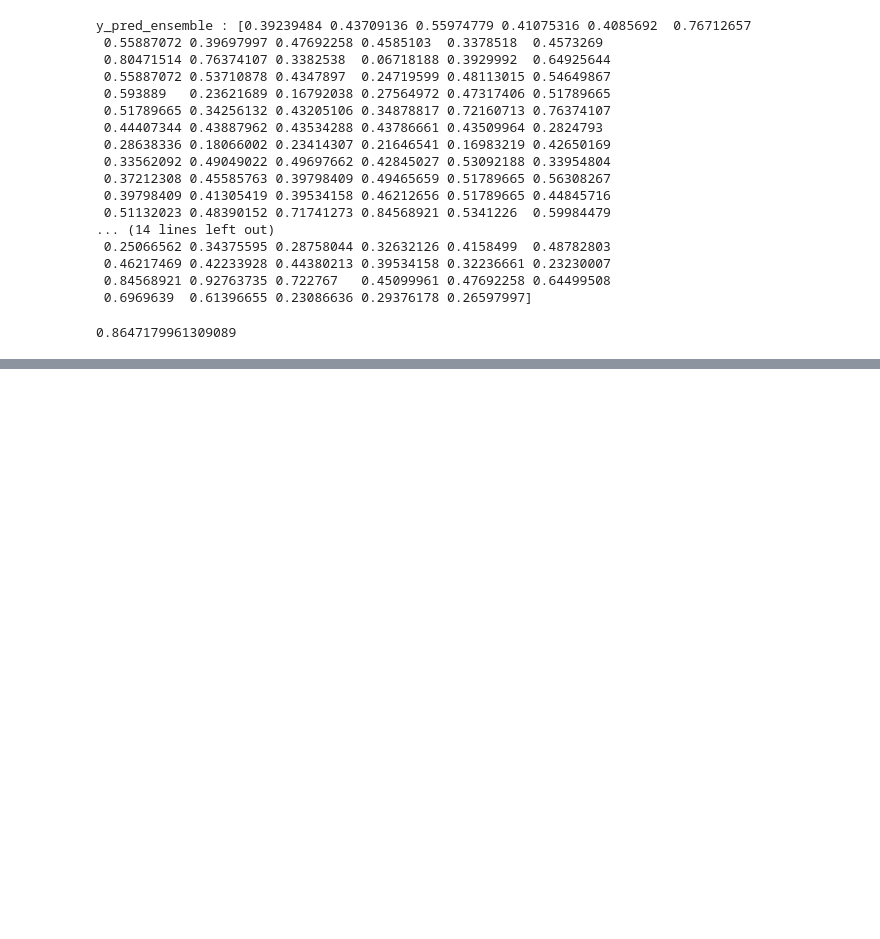
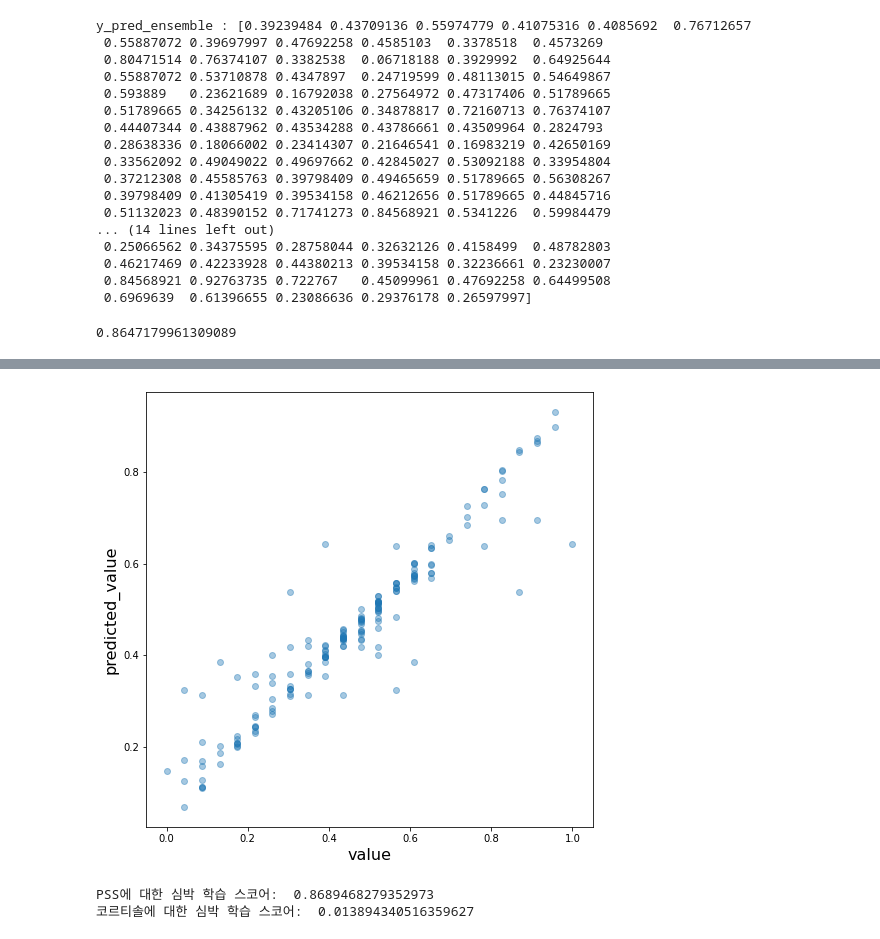
Before and after one commit to hanbuck30/Regression-about-neural-Data, a Jupyter notebook: Data_Regression.ipynb, the cells around one changed output, grey strips where cells are left out. Drawn from its saved outputs; the diff is of its cells as text; code cells hidden in the pictures; blank space fills up the shorter version.

```diff
--- a/Data_Regression.ipynb
+++ b/Data_Regression.ipynb
@@ -430,0 +501,3 @@ plot_predictions([gbrt_2],x_train_2,y,label='ensemble prediction')
+# %%
+y_pred_ex = gbrt_ex_y.predict(x_ex)
+z_pred_ex = gbrt_ex_z.predict(x_ex)
@@ -430,0 +536,15 @@ plot_predictions([gbrt_2],x_train_2,y,label='ensemble prediction')
+# %%
+fig = plt.figure()
+fig.set_size_inches(8,8)
+plt.scatter(y,y_pred_ex,alpha=0.4)
+plt.xlabel("value",fontsize = 16)
+plt.ylabel("predicted_value",fontsize = 16)
+plt.show()
+# %% [output]
+[figure, added]
+# %%
+print("PSS에 대한 심박 학습 스코어: " , gbrt_ex_y.score(x_ex,y))
+print("코르티솔에 대한 심박 학습 스코어: " , gbrt_ex_z.score(x_ex,z))
+# %% [output]
+PSS에 대한 심박 학습 스코어:  0.8689468279352973
+코르티솔에 대한 심박 학습 스코어:  0.013894340516359627
```
Also changed, not shown: parts of 43 cells of this notebook.
